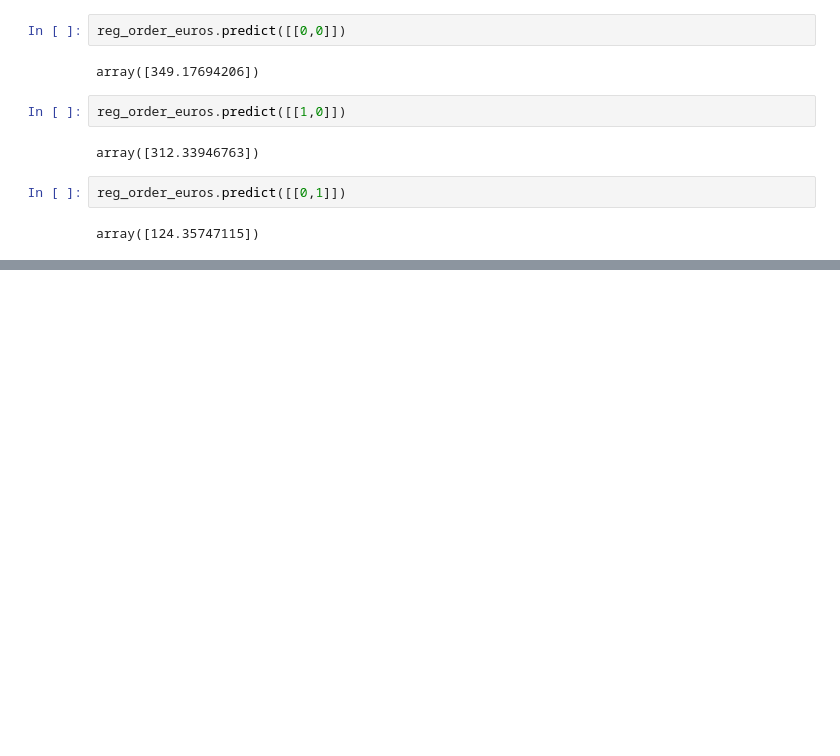
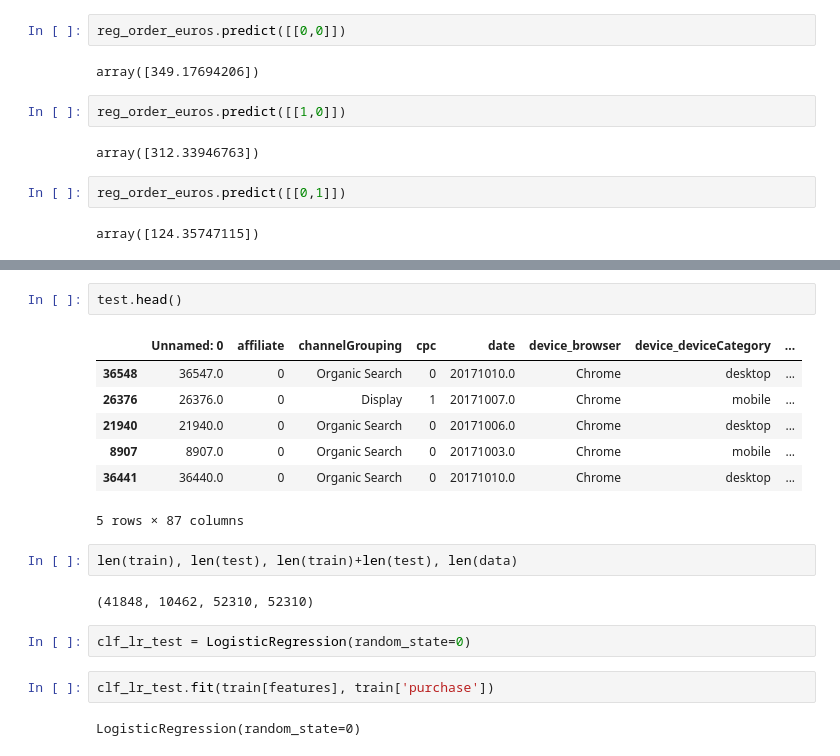
Before and after one commit to uvacw/teachteacher-python, a Jupyter notebook: day5/WorkingNotebook.ipynb, the cells around one changed output, grey strips where cells are left out. Cells and saved outputs as stored; diff of their text form; blank space fills up the shorter version.

```diff
--- a/day5/WorkingNotebook.ipynb
+++ b/day5/WorkingNotebook.ipynb
@@ -494,0 +682,20 @@ array([124.35747115])
+# %%
+test.head()
+# %% [output]
+|  | Unnamed: 0 | affiliate | channelGrouping | cpc | date | device_browser | device_deviceCategory | ... |
+| 36548 | 36547.0 | 0 | Organic Search | 0 | 20171010.0 | Chrome | desktop | ... |
+| 26376 | 26376.0 | 0 | Display | 1 | 20171007.0 | Chrome | mobile | ... |
+| 21940 | 21940.0 | 0 | Organic Search | 0 | 20171006.0 | Chrome | desktop | ... |
+| 8907 | 8907.0 | 0 | Organic Search | 0 | 20171003.0 | Chrome | mobile | ... |
+| 36441 | 36440.0 | 0 | Organic Search | 0 | 20171010.0 | Chrome | desktop | ... |
+5 rows × 87 columns
+# %%
+len(train), len(test), len(train)+len(test), len(data)
+# %% [output]
+(41848, 10462, 52310, 52310)
+# %%
+clf_lr_test = LogisticRegression(random_state=0)
+# %%
+clf_lr_test.fit(train[features], train['purchase'])
+# %% [output]
+LogisticRegression(random_state=0)
```
Also changed, not shown: parts of 54 cells of this notebook.
